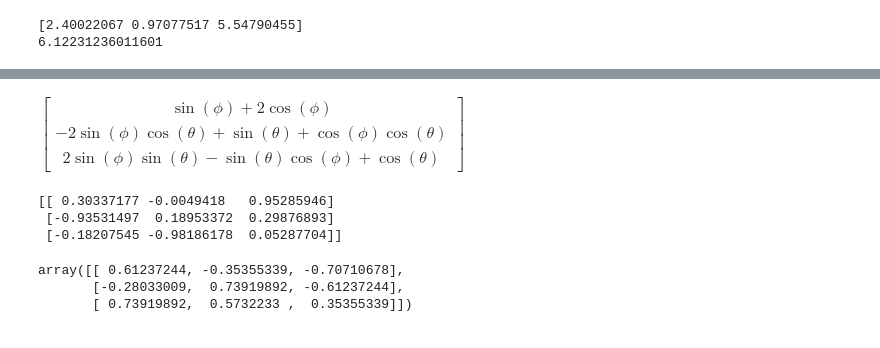
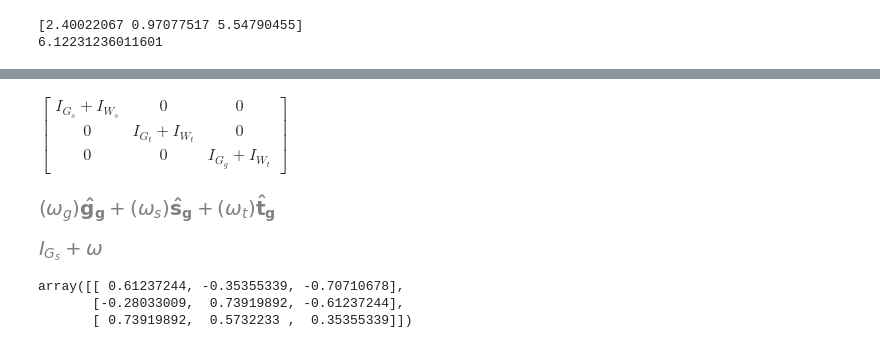
Before and after one commit to snuzbrokh/spacecraft_control, a Jupyter notebook: playground.ipynb, the cells around one changed output, grey strips where cells are left out. Saved outputs shown, nothing was run; the diff lists cells and outputs as text; code cells hidden in the pictures.

```diff
--- a/playground.ipynb
+++ b/playground.ipynb
@@ -188,8 +188,3 @@ flip = Matrix((
 m3@m1@m3
 # %% [output]
 $\displaystyle \left[\begin{matrix}- \sin^{2}{\left(\phi \right)} \cos{\left(\theta \right)} + \cos^{2}{\left(\phi \right)} & \sin{\left(\phi \right)} \cos{\left(\phi \right)} \cos{\left(\theta \right)} + \sin{\left(\phi \right)} \cos{\left(\phi \right)} & \sin{\left(\phi \right)} \sin{\left(\theta \right)}\\- \sin{\left(\phi \right)} \cos{\left(\phi \right)} \cos{\left(\theta \right)} - \sin{\left(\phi \right)} \cos{\left(\phi \right)} & - \sin^{2}{\left(\phi \right)} + \cos^{2}{\left(\phi \right)} \cos{\left(\theta \right)} & \sin{\left(\theta \right)} \cos{\left(\phi \right)}\\\sin{\left(\phi \right)} \sin{\left(\theta \right)} & - \sin{\left(\theta \right)} \cos{\left(\phi \right)} & \cos{\left(\theta \right)}\end{matrix}\right]$
-# %%
-vector = Matrix([2,1,1])
-(m1*m3)*vector
-# %% [output]
-$\displaystyle \left[\begin{matrix}\sin{\left(\phi \right)} + 2 \cos{\left(\phi \right)}\\- 2 \sin{\left(\phi \right)} \cos{\left(\theta \right)} + \sin{\left(\theta \right)} + \cos{\left(\phi \right)} \cos{\left(\theta \right)}\\2 \sin{\left(\phi \right)} \sin{\left(\theta \right)} - \sin{\left(\theta \right)} \cos{\left(\phi \right)} + \cos{\left(\theta \right)}\end{matrix}\right]$
@@ -198,9 +191,59 @@ bf = bn @ fn.T
-# %%
-print(bf)
-# %% [output]
-[[ 0.30337177 -0.0049418   0.95285946]
- [-0.93531497  0.18953372  0.29876893]
- [-0.18207545 -0.98186178  0.05287704]]
+# %%
+# defines body rotation rates
+
+Omega = Symbol("Omega")
+gamma = Symbol("gamma")
+
+omega_s = Symbol("omega_s")
+omega_t = Symbol("omega_t")
+omega_g = Symbol("omega_g")
+
+N = CoordSys3D('N')
+B = CoordSys3D('B')
+G = CoordSys3D('G', vector_names=["s","t","g"])
+W = CoordSys3D('W')
+omega = omega_s * G.s + omega_t * G.t + omega_g * G.g
+
+
+# Define Moment of Inertias
+I_Gs = Symbol("I_{G_s}")
+I_Gt = Symbol("I_{G_t}")
+I_Gg = Symbol("I_{G_g}")
+
+I_gimbal = Matrix(
+    [[I_Gs,0,0],
+    [0,I_Gt,0],
+    [0,0,I_Gg]])
+
+I_Ws = Symbol("I_{W_s}")
+I_Wt = Symbol("I_{W_t}")
+
+I_wheel = Matrix(
+    [[I_Ws,0,0],
+    [0,I_Wt,0],
+    [0,0,I_Wt]])
+
+
+
+
+H_wheel = I_Ws * (omega_s + )
+
+I_gimbal + I_wheel
+# %% [output]
+$\displaystyle \left[\begin{matrix}I_{G_s} + I_{W_s} & 0 & 0\\0 & I_{G_t} + I_{W_t} & 0\\0 & 0 & I_{G_g} + I_{W_t}\end{matrix}\right]$
+# %%
+omega
+# %% [output]
+[figure, added]
+# %%
+I_Gs = Symbol("I_{G_s}")
+omega = Symbol("omega")
+
+
+
+I_Gs + omega
+# %% [output]
+[figure, added]
 # %%
 r1 = R.from_euler('x', 60, degrees=True)
 r2 = R.from_euler('y', -45, degrees=True)
```
Also changed, not shown: parts of 25 cells of this notebook, 2 other files.
